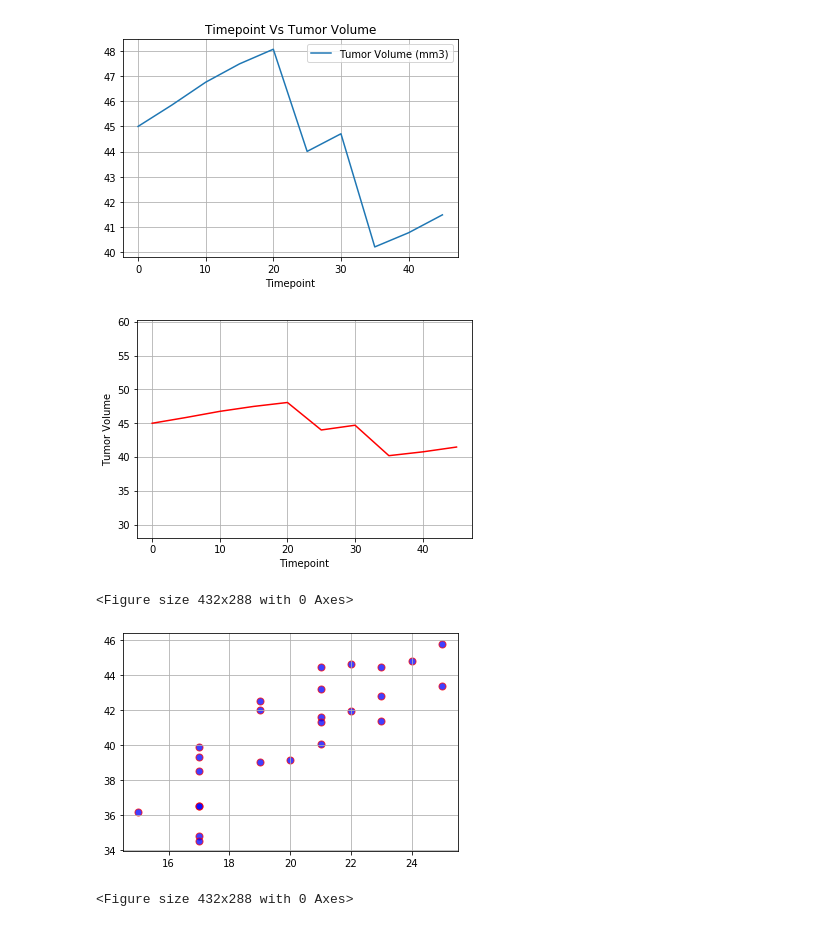
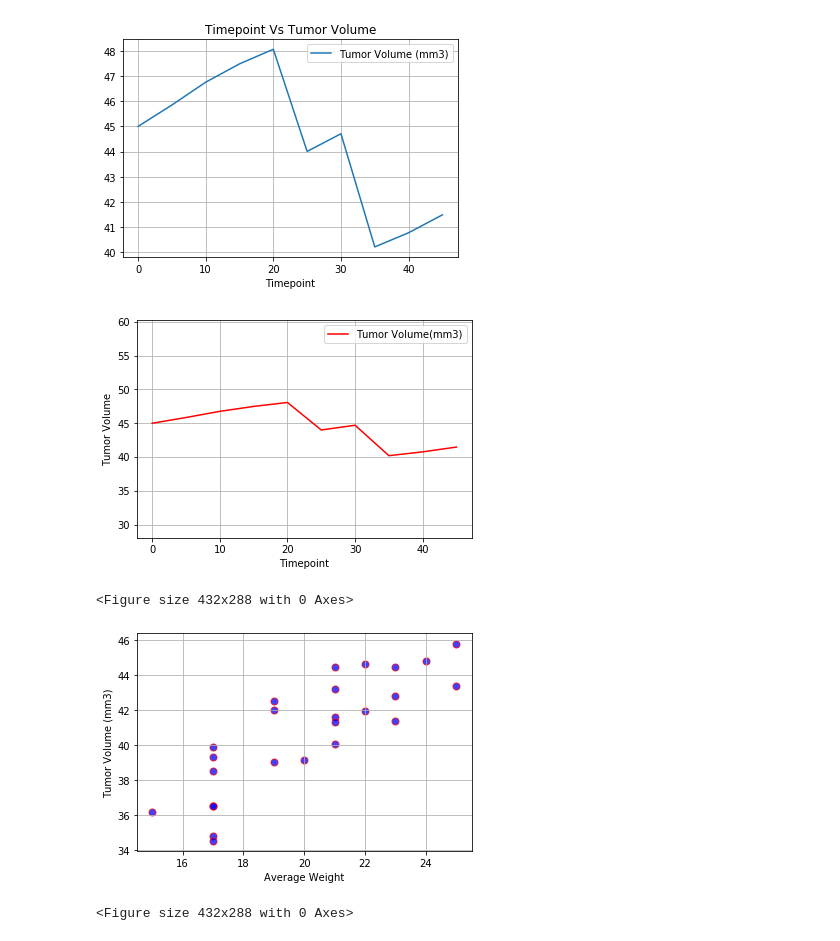
Before and after one commit to kdaltayli/MatPlotlib_Challenge_KA, a Jupyter notebook: Pymaceuticals/pymaceuticals_starter.ipynb, the cells around one changed output. Drawn from its saved outputs; the diff is of its cells as text; code cells hidden in the pictures.

```diff
--- a/Pymaceuticals/pymaceuticals_starter.ipynb
+++ b/Pymaceuticals/pymaceuticals_starter.ipynb
@@ -78,9 +78,9 @@ all_dup_data
 | g989 | Propriva | Female | 21 | 26 | 35 | 62.570880 | 2 |
 # %%
 # # Create a clean DataFrame by dropping the duplicate mouse by its ID.
-clean_study_data=combined_data.drop_duplicates(subset=["Mouse ID","Timepoint"])
+# clean_study_data=combined_data.drop_duplicates(subset=["Mouse ID","Timepoint"])
 
-# clean_study_data=combined_data[combined_data["Mouse ID"]!="g989"]
+clean_study_data=combined_data[combined_data["Mouse ID"]!="g989"]
 
 clean_study_data.head()
 # %% [output]
@@ -382,9 +368,10 @@ x_axis=mousedata["Timepoint"]
 x_axis
 y_axis=mousedata["Tumor Volume (mm3)"]
 y_axis
-plt.plot(x_axis,y_axis,color="red")
+plt.plot(x_axis,y_axis,color="red",label="Tumor Volume(mm3)")
 plt.xlabel("Timepoint")
 plt.ylabel("Tumor Volume")
+plt.legend(loc="best")
 plt.ylim(40,49)
 plt.xlim(-1,47)
 plt.axis("equal")
@@ -393,16 +380,18 @@ plt.grid()
 plt.show()
 plt.tight_layout()
 # %% [output]
-[figure, old version]
+[figure, new version]
 <Figure size 432x288 with 0 Axes>
 # %%
 # Generate a scatter plot of mouse weight versus average tumor volume for the Capomulin regimen
 capomulin=clean_study_data.loc[clean_study_data['Drug Regimen']=='Capomulin']
 capomulin_average = capomulin.groupby(['Mouse ID']).mean()
 plt.scatter(capomulin_average['Weight (g)'],capomulin_average['Tumor Volume (mm3)'], marker="o", facecolors="blue",edgecolors="red",alpha=0.75, s=50)
+plt.xlabel("Average Weight")
+plt.ylabel("Tumor Volume (mm3)")
 plt.grid()
 plt.show()
 # %% [output]
-[figure, old version]
+[figure, new version]
 # %%
 plt.savefig("lineplot.png")
```
Also changed, not shown: parts of 19 cells of this notebook.
